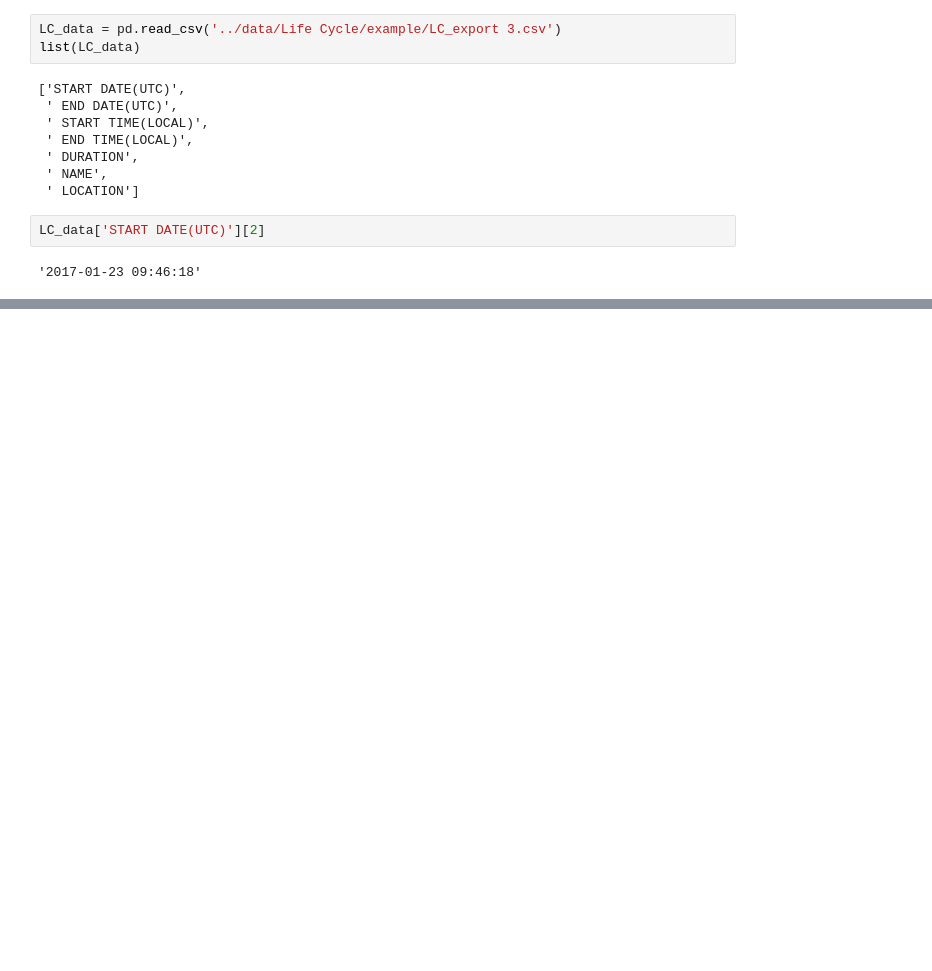
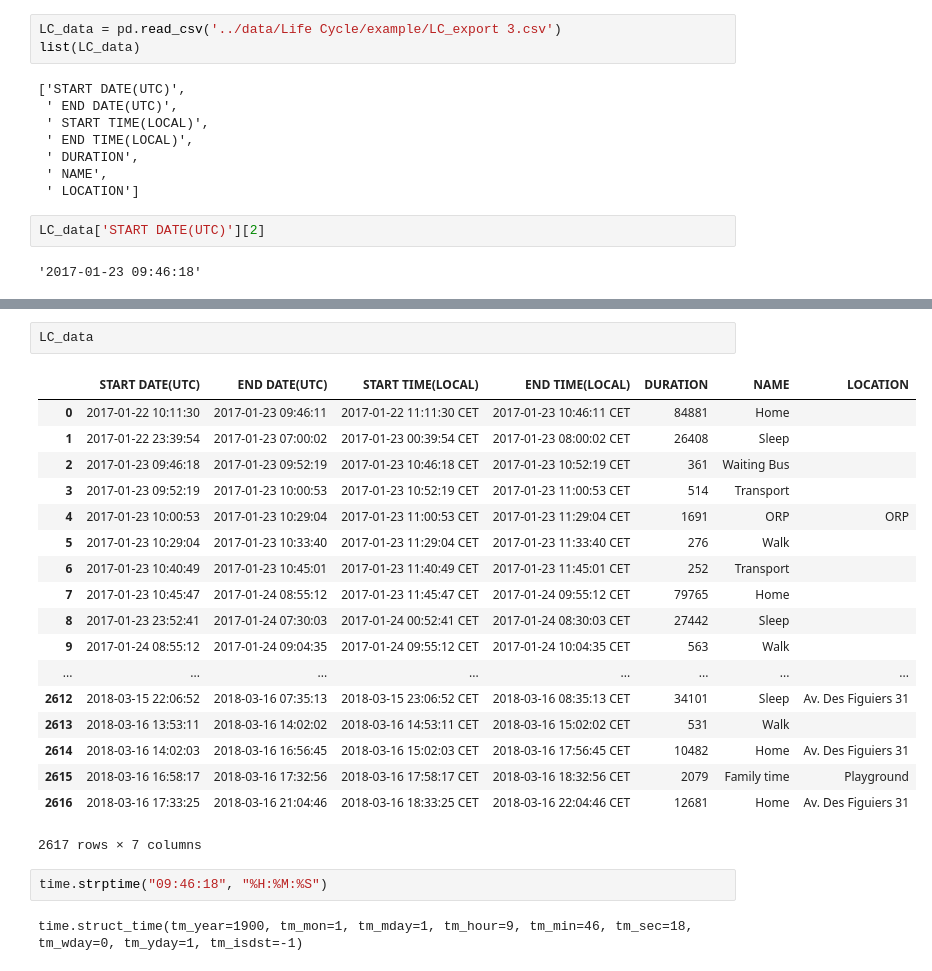
Before and after one commit to miguelbarretosanz/QS-AgregartorDashboard, a Jupyter notebook: QS-AD/Visualization_sunburst.ipynb, the cells around one changed output, grey strips where cells are left out. Saved outputs shown, nothing was run; the diff lists cells and outputs as text; blank space fills up the shorter version.

```diff
--- a/QS-AD/Visualization_sunburst.ipynb
+++ b/QS-AD/Visualization_sunburst.ipynb
@@ -193,0 +205,25 @@ LC_data[' END DATE(UTC)'][2]
+# %%
+LC_data
+# %% [output]
+|  | START DATE(UTC) | END DATE(UTC) | START TIME(LOCAL) | END TIME(LOCAL) | DURATION | NAME | LOCATION |
+| 0 | 2017-01-22 10:11:30 | 2017-01-23 09:46:11 | 2017-01-22 11:11:30 CET | 2017-01-23 10:46:11 CET | 84881 | Home |  |
+| 1 | 2017-01-22 23:39:54 | 2017-01-23 07:00:02 | 2017-01-23 00:39:54 CET | 2017-01-23 08:00:02 CET | 26408 | Sleep |  |
+| 2 | 2017-01-23 09:46:18 | 2017-01-23 09:52:19 | 2017-01-23 10:46:18 CET | 2017-01-23 10:52:19 CET | 361 | Waiting Bus |  |
+| 3 | 2017-01-23 09:52:19 | 2017-01-23 10:00:53 | 2017-01-23 10:52:19 CET | 2017-01-23 11:00:53 CET | 514 | Transport |  |
+| 4 | 2017-01-23 10:00:53 | 2017-01-23 10:29:04 | 2017-01-23 11:00:53 CET | 2017-01-23 11:29:04 CET | 1691 | ORP | ORP |
+| 5 | 2017-01-23 10:29:04 | 2017-01-23 10:33:40 | 2017-01-23 11:29:04 CET | 2017-01-23 11:33:40 CET | 276 | Walk |  |
+| 6 | 2017-01-23 10:40:49 | 2017-01-23 10:45:01 | 2017-01-23 11:40:49 CET | 2017-01-23 11:45:01 CET | 252 | Transport |  |
+| 7 | 2017-01-23 10:45:47 | 2017-01-24 08:55:12 | 2017-01-23 11:45:47 CET | 2017-01-24 09:55:12 CET | 79765 | Home |  |
+| 8 | 2017-01-23 23:52:41 | 2017-01-24 07:30:03 | 2017-01-24 00:52:41 CET | 2017-01-24 08:30:03 CET | 27442 | Sleep |  |
+| 9 | 2017-01-24 08:55:12 | 2017-01-24 09:04:35 | 2017-01-24 09:55:12 CET | 2017-01-24 10:04:35 CET | 563 | Walk |  |
+| ... | ... | ... | ... | ... | ... | ... | ... |
+| 2612 | 2018-03-15 22:06:52 | 2018-03-16 07:35:13 | 2018-03-15 23:06:52 CET | 2018-03-16 08:35:13 CET | 34101 | Sleep | Av. Des Figuiers 31 |
+| 2613 | 2018-03-16 13:53:11 | 2018-03-16 14:02:02 | 2018-03-16 14:53:11 CET | 2018-03-16 15:02:02 CET | 531 | Walk |  |
+| 2614 | 2018-03-16 14:02:03 | 2018-03-16 16:56:45 | 2018-03-16 15:02:03 CET | 2018-03-16 17:56:45 CET | 10482 | Home | Av. Des Figuiers 31 |
+| 2615 | 2018-03-16 16:58:17 | 2018-03-16 17:32:56 | 2018-03-16 17:58:17 CET | 2018-03-16 18:32:56 CET | 2079 | Family time | Playground |
+| 2616 | 2018-03-16 17:33:25 | 2018-03-16 21:04:46 | 2018-03-16 18:33:25 CET | 2018-03-16 22:04:46 CET | 12681 | Home | Av. Des Figuiers 31 |
+2617 rows × 7 columns
+# %%
+time.strptime("09:46:18", "%H:%M:%S")
+# %% [output]
+time.struct_time(tm_year=1900, tm_mon=1, tm_mday=1, tm_hour=9, tm_min=46, tm_sec=18, tm_wday=0, tm_yday=1, tm_isdst=-1)
```
Also changed, not shown: parts of 6 cells of this notebook, 3 other files.
